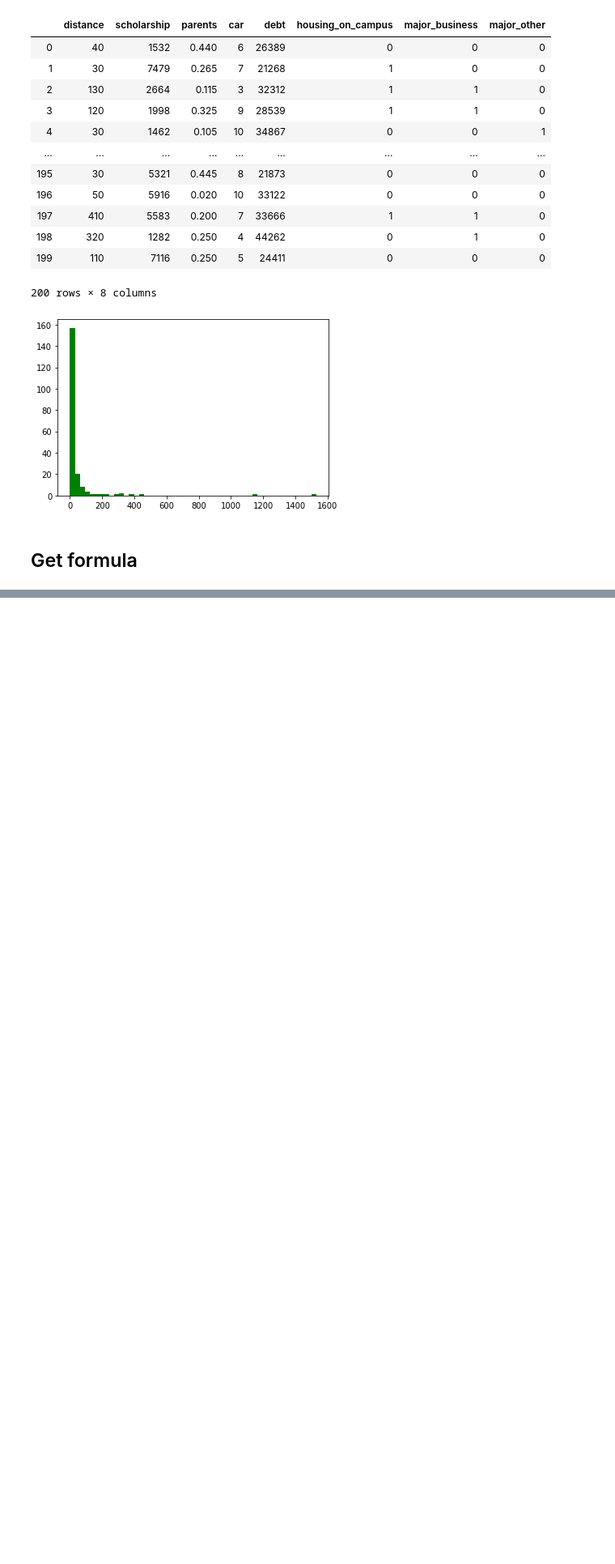
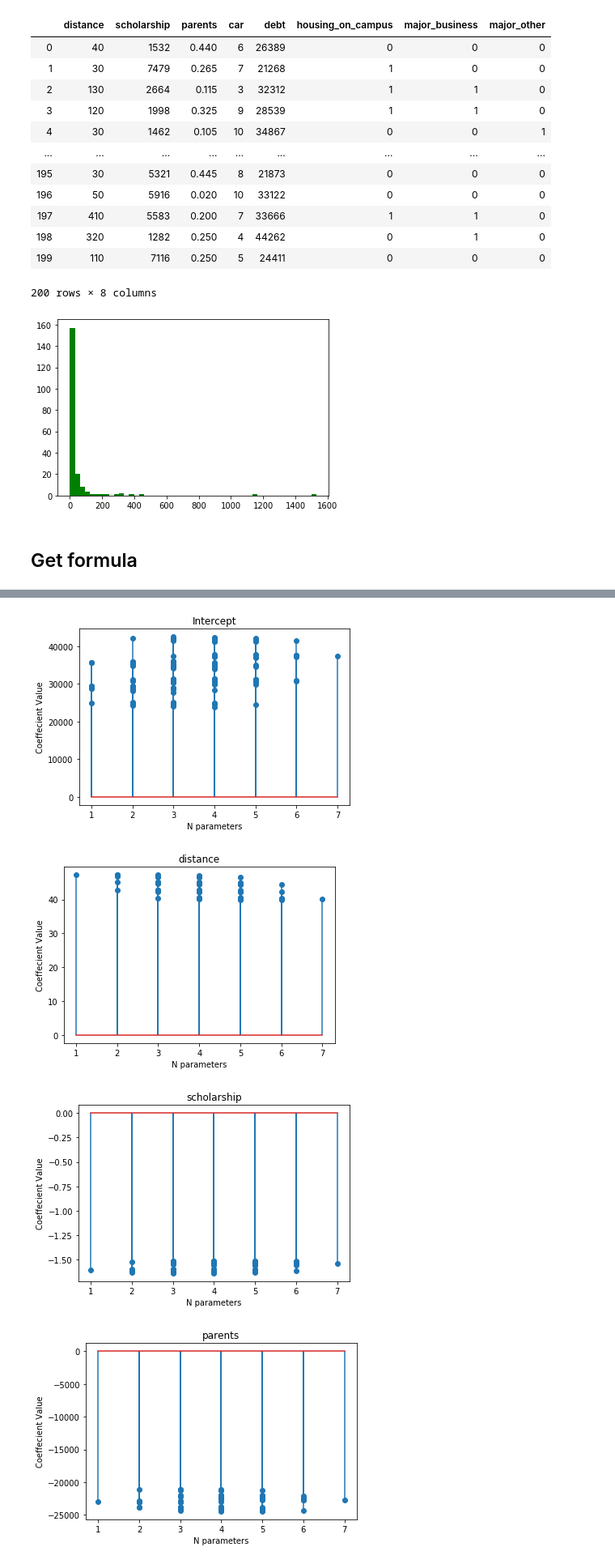
Before and after one commit to despresj/pythonChallenges, a Jupyter notebook: pandas/student_debt.ipynb, the cells around one changed output, grey strips where cells are left out. Shown at 81% size. Cells and saved outputs as stored; diff of their text form; code cells hidden in the pictures; blank space fills up the shorter version.

Commit message:
plotted models worked on getting summary statss of coefs

```diff
--- a/pandas/student_debt.ipynb
+++ b/pandas/student_debt.ipynb
@@ -62,15 +67,14 @@ def count_params(model):
     params = model.replace("+", ",")
     params = params.replace("debt ~", "")
     n_params = params.count(',') + 1
-
     return n_params
 
-params = map(count_params, formula_list)
+def get_r_sq(model):
+    mod = smf.ols(formula=model, data=df_with_dummies)
+    res = mod.fit()
+    return res.rsquared_adj
+
+def get_coefs(model):
+    mod = smf.ols(formula=model, data=df_with_dummies)
+    res = mod.fit()
+    return res.params
-# %%
-def get_r_sq(model):
-    mod = smf.ols(formula=model, data=df_with_dummies)
-    res = mod.fit()
-    out = [res.rsquared_adj] + list(res.params)
-    return out
-
-adj_R = map(get_r_sq, formula_list)
@@ -203,0 +81,11 @@ ValueError: color kwarg must have one color per data set. 127 data sets and 1 co
+# %%
+adj_r_df = pd.DataFrame({'model': formula_list,
+                         'adj_rsq': map(get_r_sq, formula_list),
+                         'n_params': map(count_params, formula_list),
+                         'coefs': map(get_coefs, formula_list) # we really dont want to run this twice :()
+                         })
+# %%
+# df_c = pd.concat([df_a.reset_index(drop=True), df_b], axis=1)
+coefs = pd.DataFrame(adj_r_df.coefs.tolist())
+model_results = pd.concat([adj_r_df.reset_index(drop=True), coefs], axis=1)
+model_results = model_results.drop(columns=['coefs'])
@@ -203,0 +106,13 @@ ValueError: color kwarg must have one color per data set. 127 data sets and 1 co
+# %%
+terms = model_results.columns[4:]
+for term in terms:
+    plt.stem(model_results.n_params, model_results[term], use_line_collection=True)
+    plt.ylabel('Coeffecient Value')
+    plt.xlabel('N parameters')
+    plt.title(term)
+    plt.show()
+# %% [output]
+[figure, added]
+[figure, added]
+[figure, added]
+[figure, added]
```
Also changed, not shown: parts of 15 cells of this notebook.
